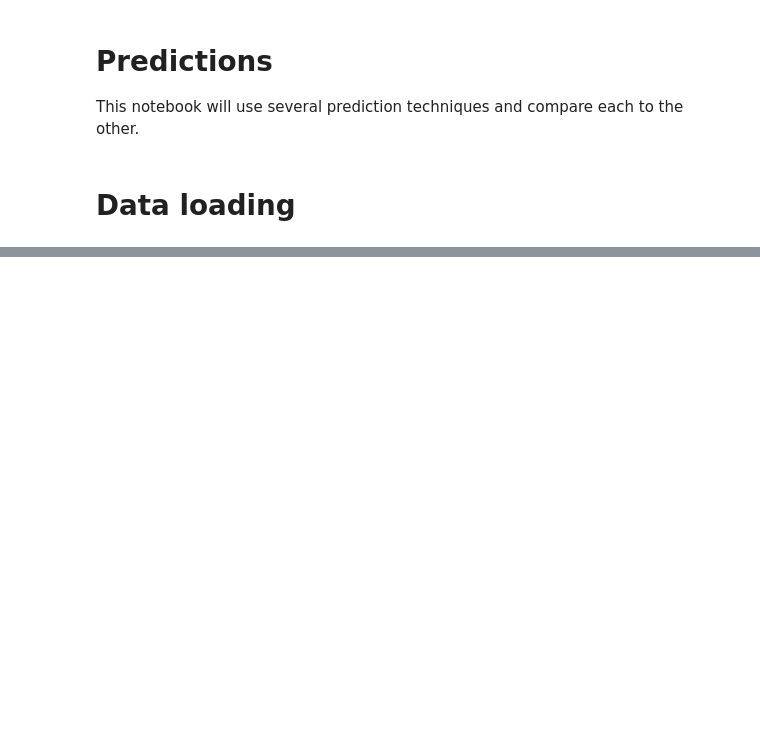
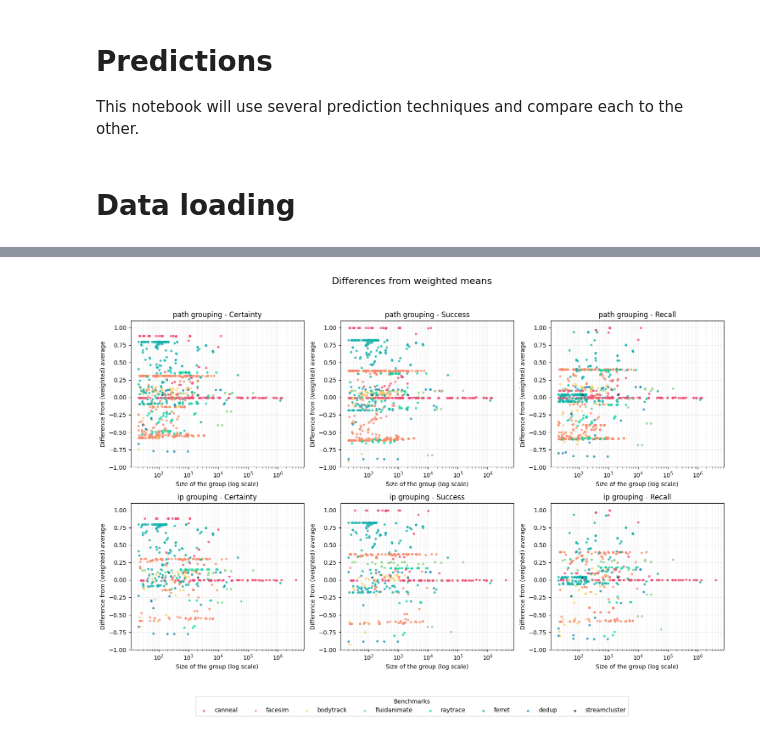
Before and after one commit to vigarov/new_ml_prefetching, a Jupyter notebook: prediction/predictions.ipynb, the cells around one changed output, grey strips where cells are left out. Drawn from its saved outputs; the diff is of its cells as text; code cells hidden in the pictures; blank space fills up the shorter version.

```diff
--- a/prediction/predictions.ipynb
+++ b/prediction/predictions.ipynb
@@ -35,0 +486,5 @@ Inspect! canneal_200_50_58940: # of weird ips is 311
+# %%
+f = get_size_scatters(all_results)
+f.savefig("out_figs/dwm_sc.png",bbox_inches='tight')
+# %% [output]
+[figure, added]
```
Also changed, not shown: parts of 52 cells of this notebook, 15 other files.
